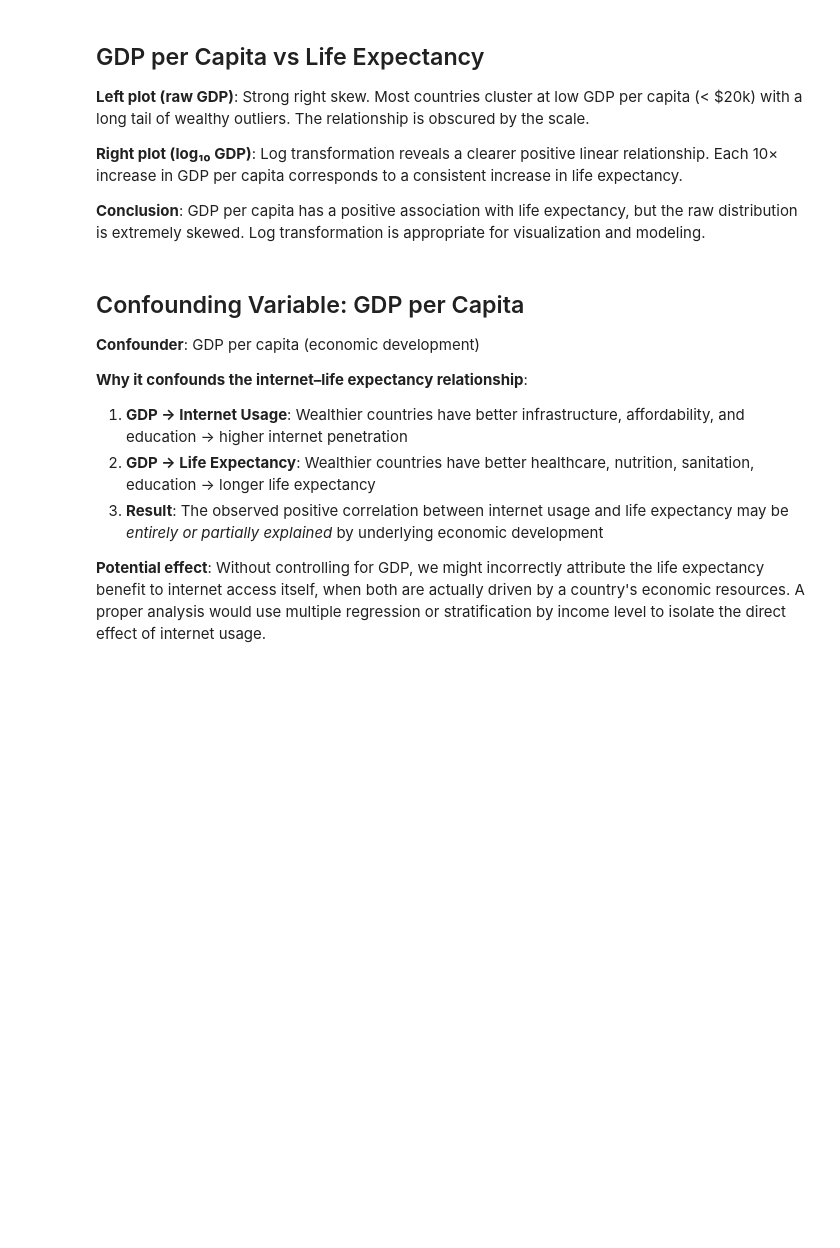
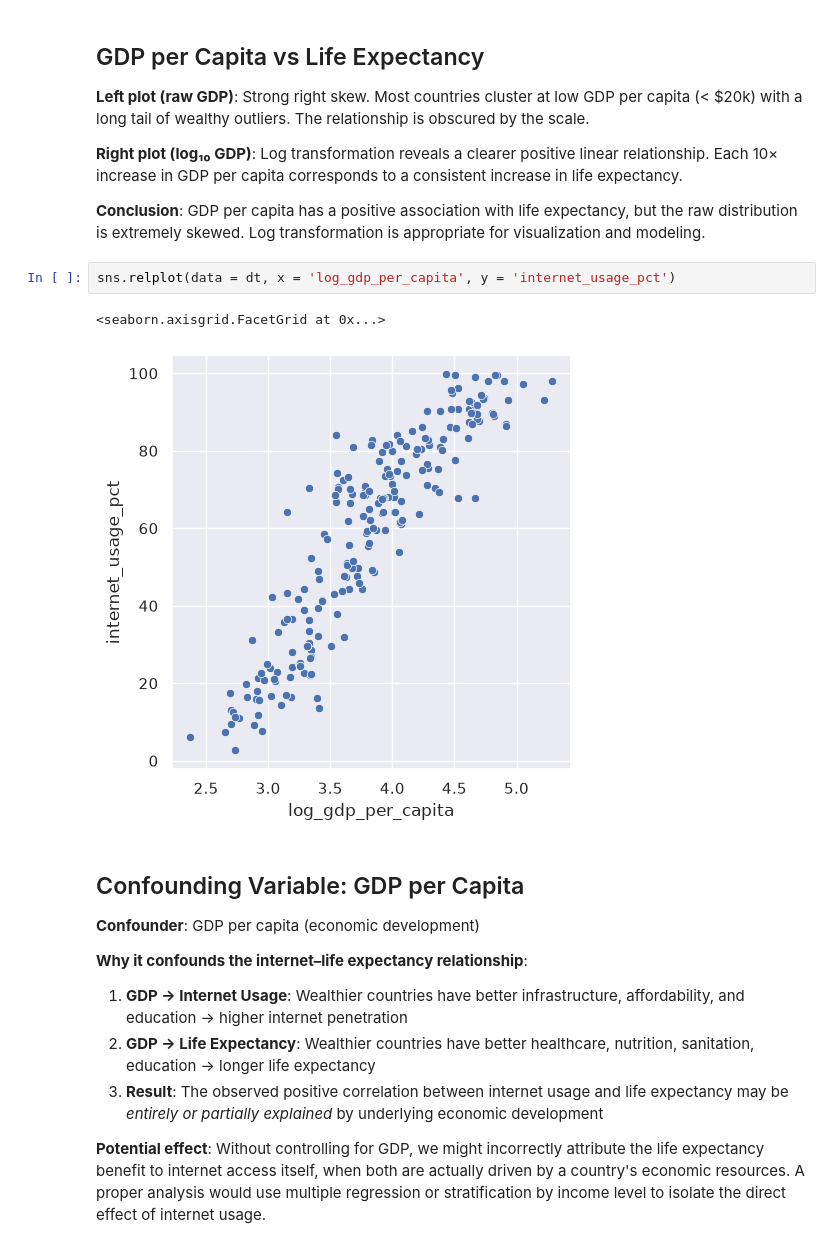
Before and after one commit to mistoprogram/world-development-indicators-analysis, a Jupyter notebook: notebook/Explore.ipynb, the cells around one changed output. Cells and saved outputs as stored; diff of their text form; blank space fills up the shorter version.

```diff
--- a/notebook/Explore.ipynb
+++ b/notebook/Explore.ipynb
@@ -134,6 +134,11 @@ Text(0, 0.5, 'Life expectancy')
 **Right plot (log₁₀ GDP)**: Log transformation reveals a clearer positive linear relationship. Each 10× increase in GDP per capita corresponds to a consistent increase in life expectancy.
 
 **Conclusion**: GDP per capita has a positive association with life expectancy, but the raw distribution is extremely skewed. Log transformation is appropriate for visualization and modeling.
+# %%
+sns.relplot(data = dt, x = 'log_gdp_per_capita', y = 'internet_usage_pct')
+# %% [output]
+<seaborn.axisgrid.FacetGrid at 0x...>
+[figure, added]
 # %% [markdown]
 ## Confounding Variable: GDP per Capita
 
```
